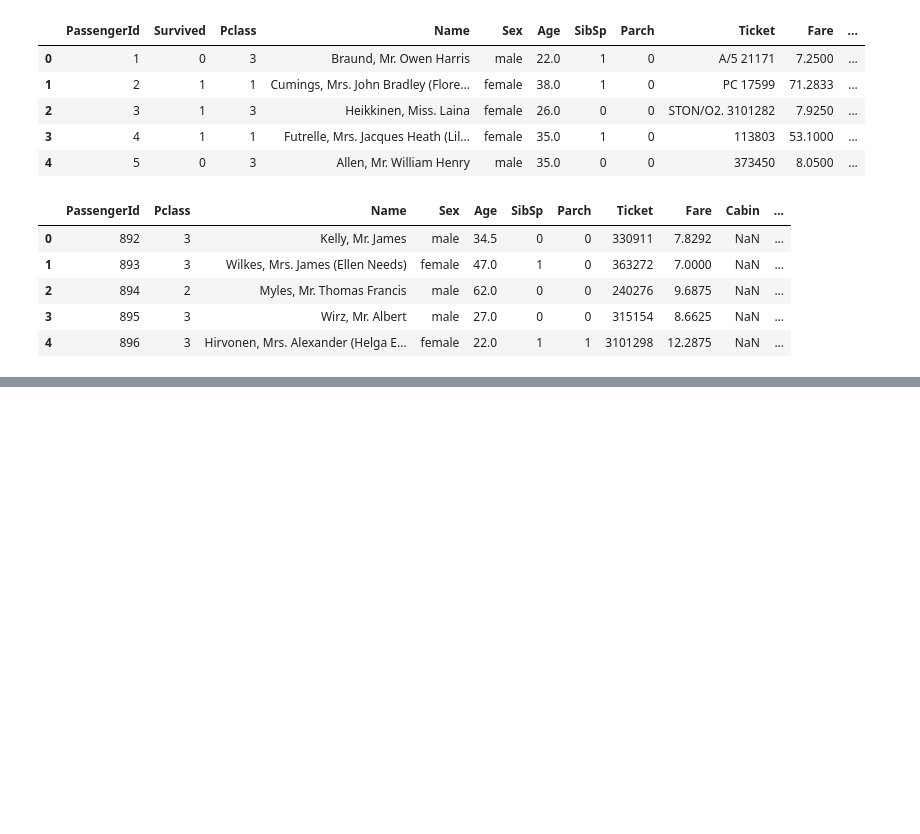
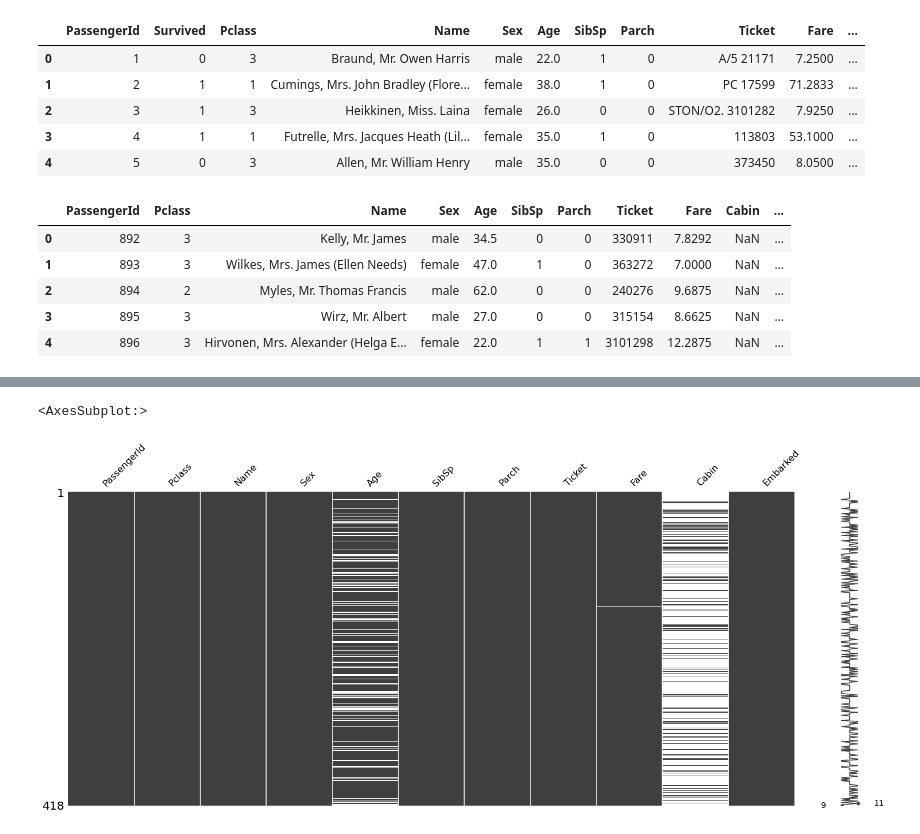
Before and after one commit to jmateo27/Titanic-Project, a Jupyter notebook: titanic.ipynb, the cells around one changed output, grey strips where cells are left out. Drawn from its saved outputs; the diff is of its cells as text; code cells hidden in the pictures; blank space fills up the shorter version.

```diff
--- a/titanic.ipynb
+++ b/titanic.ipynb
@@ -22,8 +26,8 @@ train_data.head()
 | 3 | 4 | 1 | 1 | Futrelle, Mrs. Jacques Heath (Lil... | female | 35.0 | 1 | 0 | 113803 | 53.1000 | ... |
 | 4 | 5 | 0 | 3 | Allen, Mr. William Henry | male | 35.0 | 0 | 0 | 373450 | 8.0500 | ... |
 # %%
-test_data = pd.read_csv("data/test.csv")
-test_data.head()
+test = pd.read_csv("data/test.csv")
+test.head()
 # %% [output]
 |  | PassengerId | Pclass | Name | Sex | Age | SibSp | Parch | Ticket | Fare | Cabin | ... |
 | 0 | 892 | 3 | Kelly, Mr. James | male | 34.5 | 0 | 0 | 330911 | 7.8292 | NaN | ... |
@@ -65,0 +93,6 @@ Your submission was successfully saved!
+# %%
+# Columns with missing data in test set
+missingno.matrix(test)
+# %% [output]
+<AxesSubplot:>
+[figure, added]
```
Also changed, not shown: parts of 22 cells of this notebook, 1 other file.
